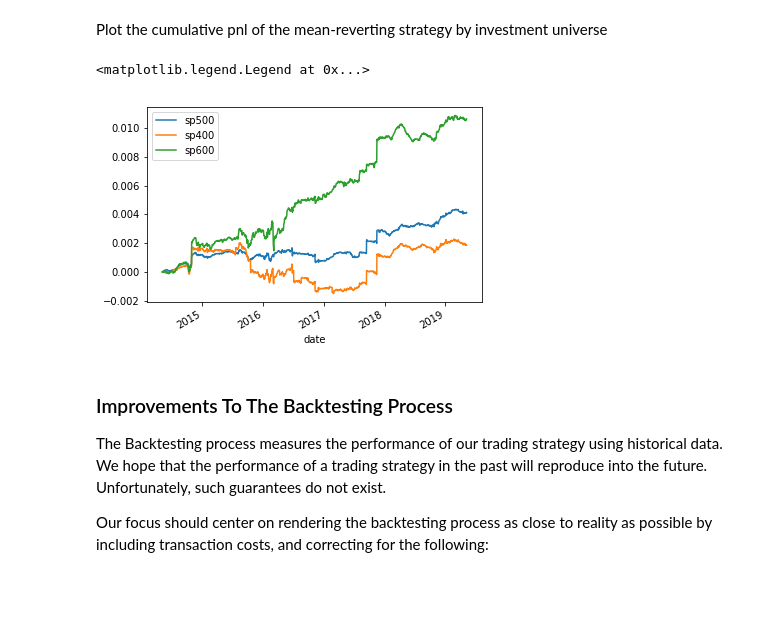
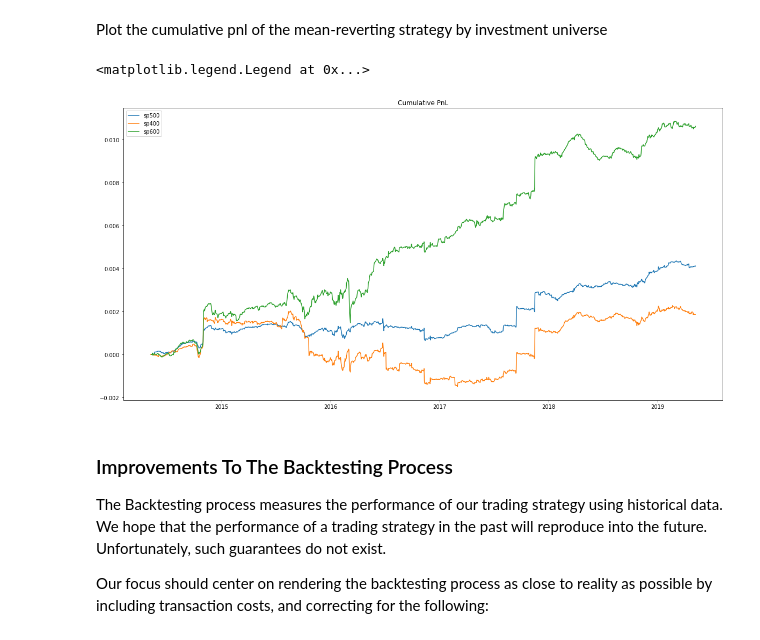
Before and after one commit to DinodC/backtesting-mean-reverting-strategy, a Jupyter notebook: 03_backtesting_trading_strategy.ipynb, the cells around one changed output. Cells and saved outputs as stored; diff of their text form; code cells hidden in the pictures; blank space fills up the shorter version.

Commit message:
Updated pnl plot

```diff
--- a/03_backtesting_trading_strategy.ipynb
+++ b/03_backtesting_trading_strategy.ipynb
@@ -276,13 +276,16 @@ The mean-reverting strategy's Sharpe ratio is highest on the S&P 600 index compo
 # %% [markdown]
 Plot the cumulative pnl of the mean-reverting strategy by investment universe
 # %%
-sp_pnl_net['sp500'].cumsum().plot()
-sp_pnl_net['sp400'].cumsum().plot()
-sp_pnl_net['sp600'].cumsum().plot()
+plt.figure(figsize=[20, 10])
+
+plt.plot(sp_pnl_net['sp500'].cumsum())
+plt.plot(sp_pnl_net['sp400'].cumsum())
+plt.plot(sp_pnl_net['sp600'].cumsum())
+plt.title('Cumulative PnL')
 plt.legend(id)
 # %% [output]
 <matplotlib.legend.Legend at 0x...>
-[figure, old version]
+[figure, new version]
 # %% [markdown]
 ### Improvements To The Backtesting Process
 The Backtesting process measures the performance of our trading strategy using historical data. We hope that the performance of a trading strategy in the past will reproduce into the future. Unfortunately, such guarantees do not exist.
```
Also changed, not shown: parts of 1 cell of this notebook, 2 other files.
